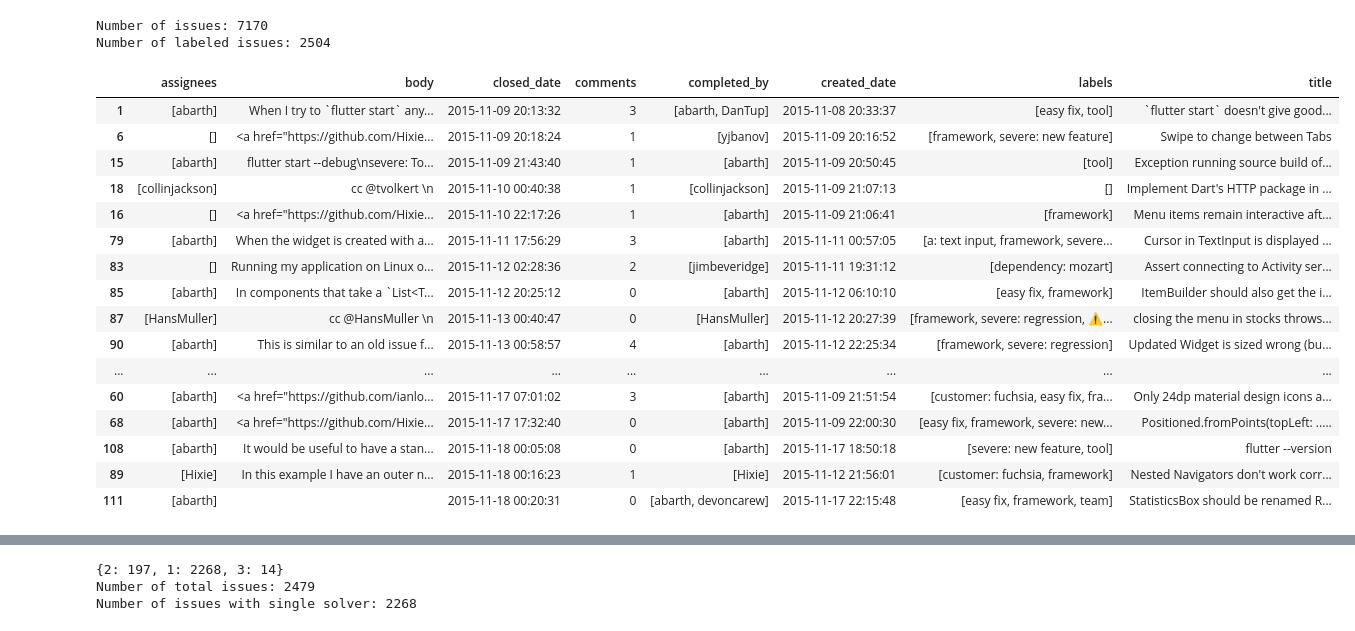
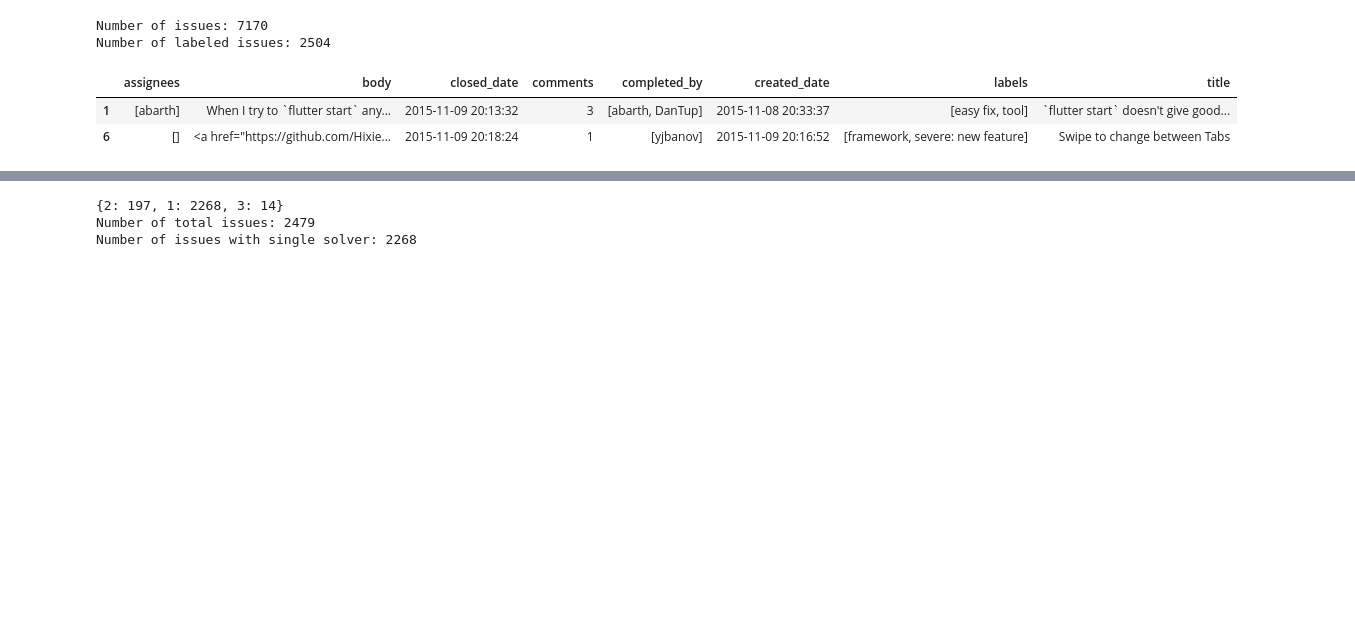
Before and after one commit to lstrait2/github-data-collection, a Jupyter notebook: src/tasking.ipynb, the cells around one changed output, grey strips where cells are left out. Cells and saved outputs as stored; diff of their text form; code cells hidden in the pictures; blank space fills up the shorter version.

```diff
--- a/src/tasking.ipynb
+++ b/src/tasking.ipynb
@@ -37,36 +37,22 @@ Number of labeled issues: 2504
 # %%
 # create a data frame from the list of issues
 df_list = []
 for issue in labeled_issues[25:]:
         df_dict = {}
         df_dict['comments'] = issue['comments']
         if (not issue['body']):
             issue['body'] = ""
         df_dict['title'] = issue['title']
         df_dict['body'] = issue['body']
         df_dict['closed_date'] = pd.to_datetime(issue['closed_at'])
         df_dict['created_date'] = pd.to_datetime(issue['created_at'])
         df_dict['completed_by'] = issue['completed_by']
         df_dict['labels'] = [label['name'] for label in issue['labels']]
         df_dict['assignees'] = [assignee['login'] for assignee in issue['assignees']]
         df_list.append(df_dict)
 df = pd.DataFrame(df_list).sort_values('closed_date')
-df.head(20)
+df.head(2)
 # %% [output]
 |  | assignees | body | closed_date | comments | completed_by | created_date | labels | title |
 | 1 | [abarth] | When I try to `flutter start` any... | 2015-11-09 20:13:32 | 3 | [abarth, DanTup] | 2015-11-08 20:33:37 | [easy fix, tool] | `flutter start` doesn't give good... |
 | 6 | [] | <a href="https://github.com/Hixie... | 2015-11-09 20:18:24 | 1 | [yjbanov] | 2015-11-09 20:16:52 | [framework, severe: new feature] | Swipe to change between Tabs |
-| 15 | [abarth] | flutter start --debug\nsevere: To... | 2015-11-09 21:43:40 | 1 | [abarth] | 2015-11-09 20:50:45 | [tool] | Exception running source build of... |
-| 18 | [collinjackson] | cc @tvolkert \n | 2015-11-10 00:40:38 | 1 | [collinjackson] | 2015-11-09 21:07:13 | [] | Implement Dart's HTTP package in ... |
-| 16 | [] | <a href="https://github.com/Hixie... | 2015-11-10 22:17:26 | 1 | [abarth] | 2015-11-09 21:06:41 | [framework] | Menu items remain interactive aft... |
-| 79 | [abarth] | When the widget is created with a... | 2015-11-11 17:56:29 | 3 | [abarth] | 2015-11-11 00:57:05 | [a: text input, framework, severe... | Cursor in TextInput is displayed ... |
-| 83 | [] | Running my application on Linux o... | 2015-11-12 02:28:36 | 2 | [jimbeveridge] | 2015-11-11 19:31:12 | [dependency: mozart] | Assert connecting to Activity ser... |
-| 85 | [abarth] | In components that take a `List<T... | 2015-11-12 20:25:12 | 0 | [abarth] | 2015-11-12 06:10:10 | [easy fix, framework] | ItemBuilder should also get the i... |
-| 87 | [HansMuller] | cc @HansMuller \n | 2015-11-13 00:40:47 | 0 | [HansMuller] | 2015-11-12 20:27:39 | [framework, severe: regression, ⚠... | closing the menu in stocks throws... |
-| 90 | [abarth] | This is similar to an old issue f... | 2015-11-13 00:58:57 | 4 | [abarth] | 2015-11-12 22:25:34 | [framework, severe: regression] | Updated Widget is sized wrong (bu... |
-| ... | ... | ... | ... | ... | ... | ... | ... | ... |
-| 60 | [abarth] | <a href="https://github.com/ianlo... | 2015-11-17 07:01:02 | 3 | [abarth] | 2015-11-09 21:51:54 | [customer: fuchsia, easy fix, fra... | Only 24dp material design icons a... |
-| 68 | [abarth] | <a href="https://github.com/Hixie... | 2015-11-17 17:32:40 | 0 | [abarth] | 2015-11-09 22:00:30 | [easy fix, framework, severe: new... | Positioned.fromPoints(topLeft: ..... |
-| 108 | [abarth] | It would be useful to have a stan... | 2015-11-18 00:05:08 | 0 | [abarth] | 2015-11-17 18:50:18 | [severe: new feature, tool] | flutter --version |
-| 89 | [Hixie] | In this example I have an outer n... | 2015-11-18 00:16:23 | 1 | [Hixie] | 2015-11-12 21:56:01 | [customer: fuchsia, framework] | Nested Navigators don't work corr... |
-| 111 | [abarth] |  | 2015-11-18 00:20:31 | 0 | [abarth, devoncarew] | 2015-11-17 22:15:48 | [easy fix, framework, team] | StatisticsBox should be renamed R... |
```
Also changed, not shown: parts of 7 cells of this notebook, 2 other files.
